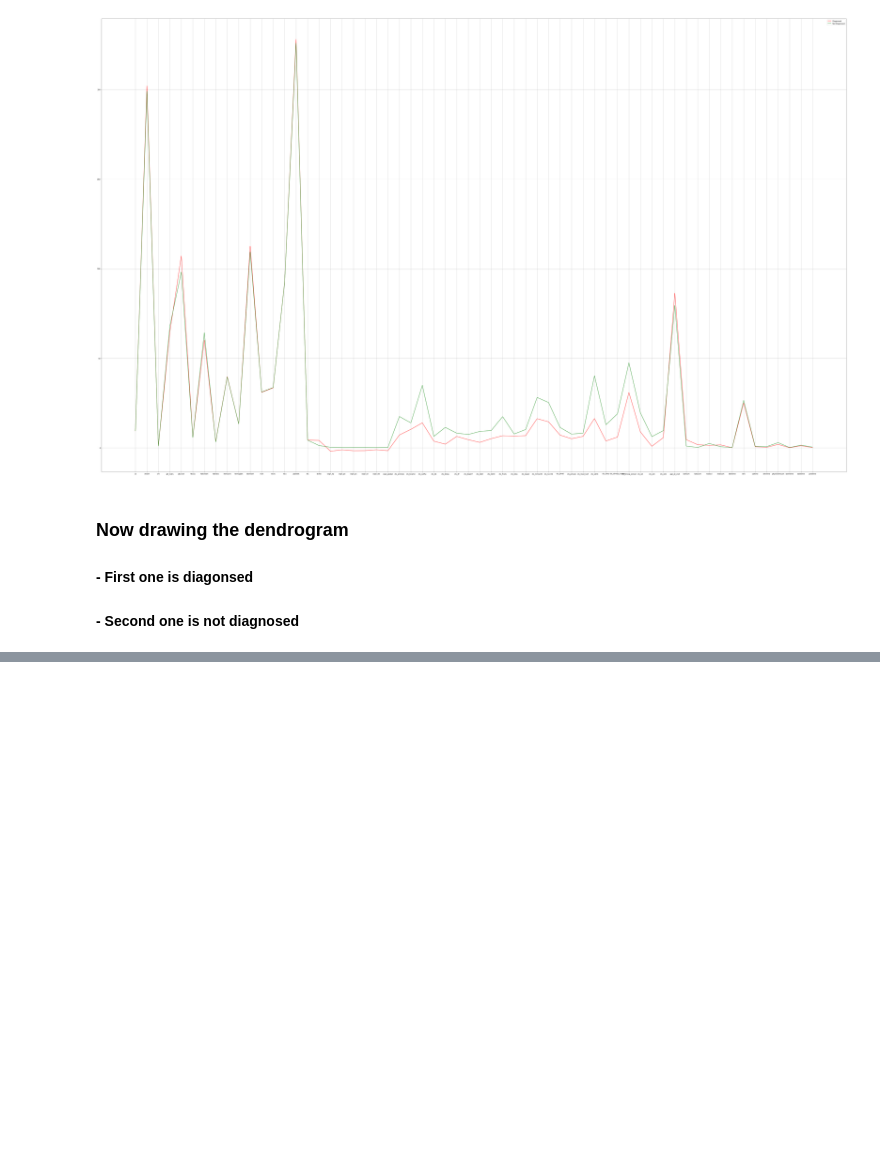
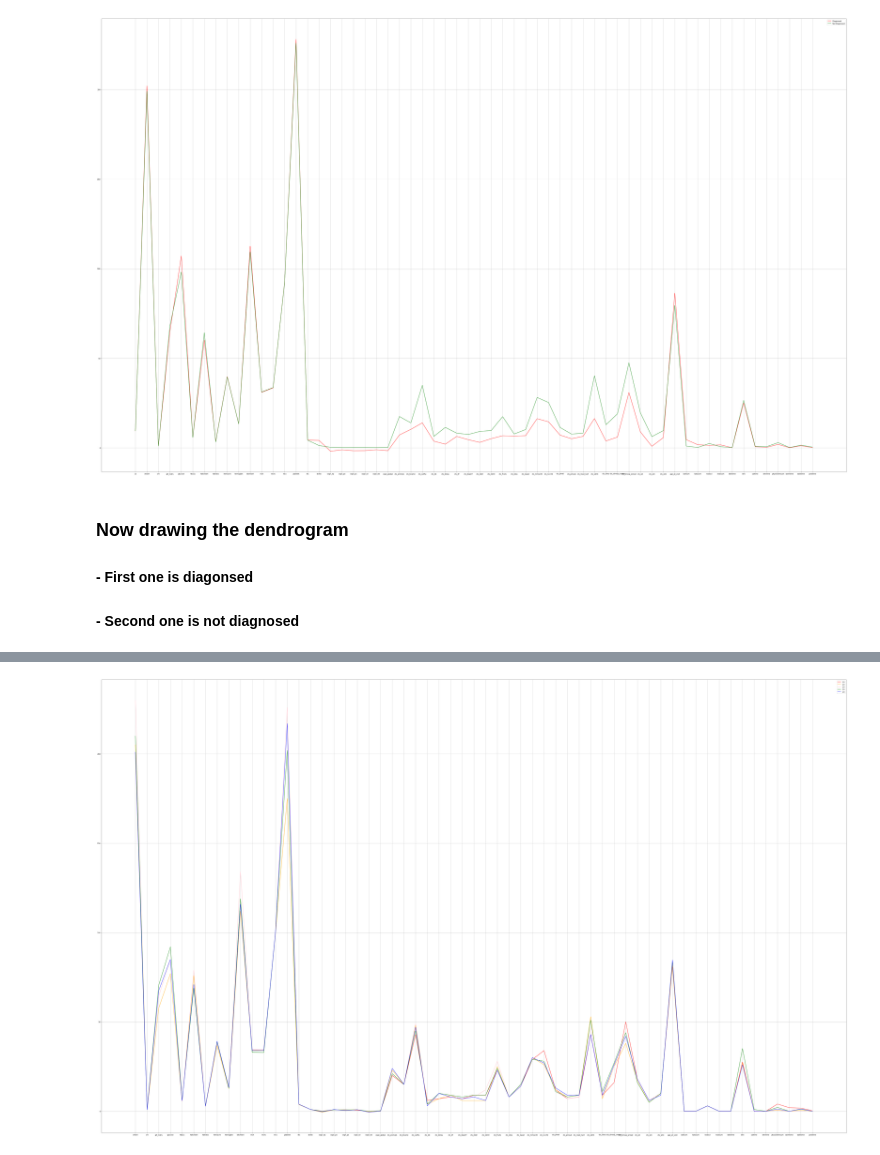
Before and after one commit to sssurvey/TF-learn-RA, a Jupyter notebook: bio-ra/Alzheimer set/workSpace_1.ipynb, the cells around one changed output, grey strips where cells are left out. Drawn from its saved outputs; the diff is of its cells as text; code cells hidden in the pictures; blank space fills up the shorter version.

```diff
--- a/bio-ra/Alzheimer set/workSpace_1.ipynb
+++ b/bio-ra/Alzheimer set/workSpace_1.ipynb
@@ -331,0 +354,22 @@ plt.show()
+# %%
+#list_of_patient_diagnosed
+plt.figure(figsize=(80,50))
+"""plt.plot(list_of_patient_diagnosed[0].iloc[1][5:64], \
+         label='Diagnosed',color="red")
+plt.plot(list_of_patient_diagnosed[0].iloc[2][5:64], \
+         label='Not Diagnosed',color="green")"""
+
+color = ["red","orange","pink","green","blue","indigo","violet","black","grey"]
+# (red, orange, yellow, green, blue, indigo, violet)
+
+for i in range(0,list_of_patient[0].shape[0]-1):
+    plt.plot(list_of_patient_not_diagnosed[0].iloc[i][5:64], \
+         label=list_of_patient_not_diagnosed[0].iloc[i]["dcfdx"],color=color[i])
+    plt.xlabel('patient ------> ' + str(list_of_patient_not_diagnosed[0].iloc[i]["projid"]))
+
+
+plt.legend(loc='best')
+plt.grid()
+plt.show()
+# %% [output]
+[figure, added]
```
Also changed, not shown: parts of 2 cells of this notebook.
